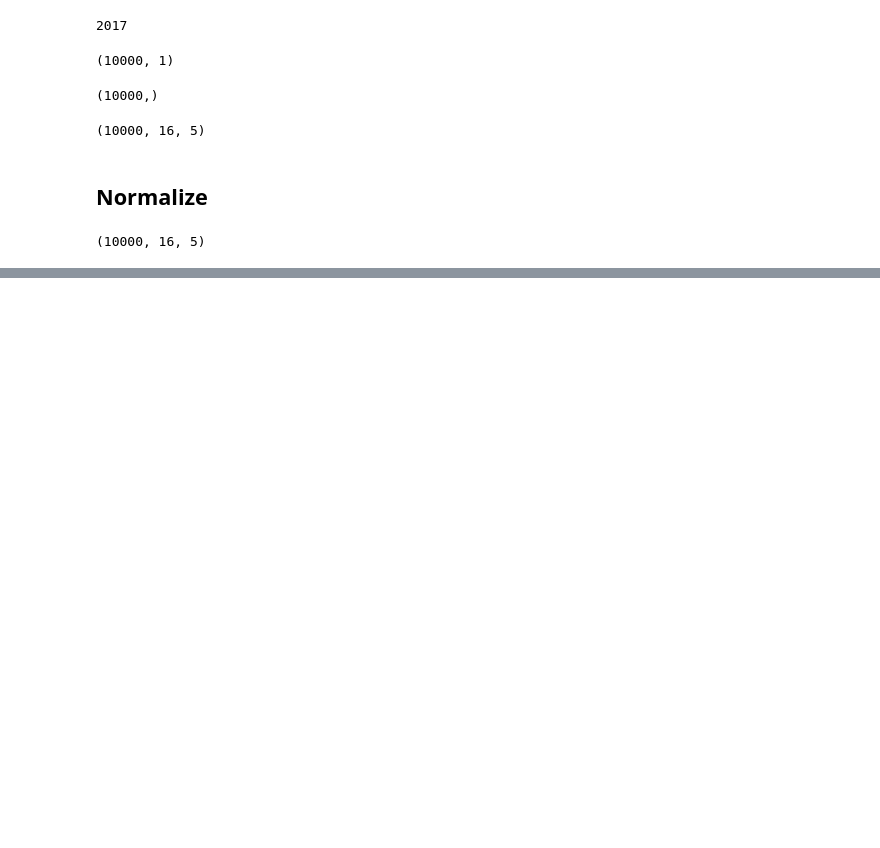
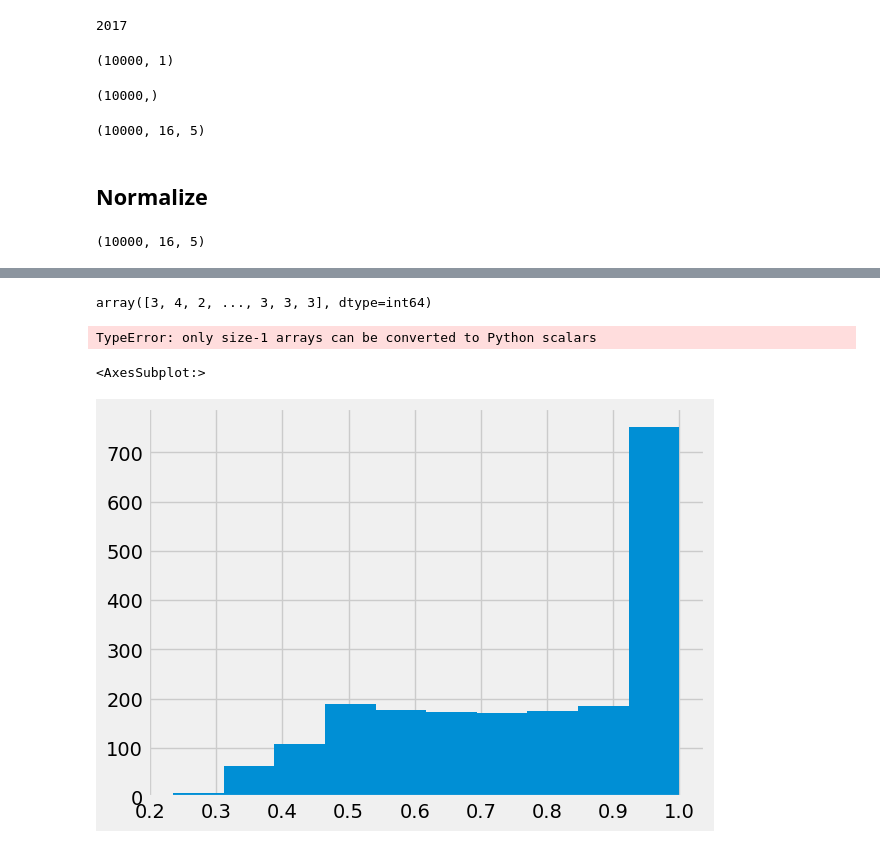
Before and after one commit to AsafAvr/Deep-Learning-Workshop, a Jupyter notebook: Submission/Clustering/Classification.ipynb, the cells around one changed output, grey strips where cells are left out. Drawn from its saved outputs; the diff is of its cells as text; code cells hidden in the pictures; blank space fills up the shorter version.

```diff
--- a/Submission/Clustering/Classification.ipynb
+++ b/Submission/Clustering/Classification.ipynb
@@ -59,0 +119,6 @@ x_norm.shape
+# %%
+model = xy_ts_rnn_model(t = 16, n_channels=2, n_classes=5, do_rate=0.5, reg=None, min_dim=128)
+# %%
+model.compile(loss='sparse_categorical_crossentropy', optimizer='adam',metrics=['accuracy'])
+# %%
+X_train,X_test,y_train,y_test = train_test_split(x_sample[:,:,:2], y_lab, test_size=0.3, random_state=42)
@@ -59,0 +133,9 @@ x_norm.shape
+# %%
+batch_size = 64
+model.fit(
+    X_train, y_train,
+    batch_size=batch_size,
+    shuffle=True,
+    epochs=1000,
+    validation_data=(X_test, y_test),
+    callbacks=callbacks)
@@ -59,0 +161,14 @@ x_norm.shape
+# %%
+np.argmax(model.predict(X_test),axis=1)
+# %% [output]
+array([3, 4, 2, ..., 3, 3, 3], dtype=int64)
+# %%
+y_pred = np.argmax(model.predict(X_test),axis=1)
+y_pred
+# %% [output]
+TypeError: only size-1 arrays can be converted to Python scalars
+# %%
+pd.Series(np.max(model.predict(X_test),axis=1)).hist()
+# %% [output]
+<AxesSubplot:>
+[figure, added]
```
Also changed, not shown: parts of 6 cells of this notebook.
